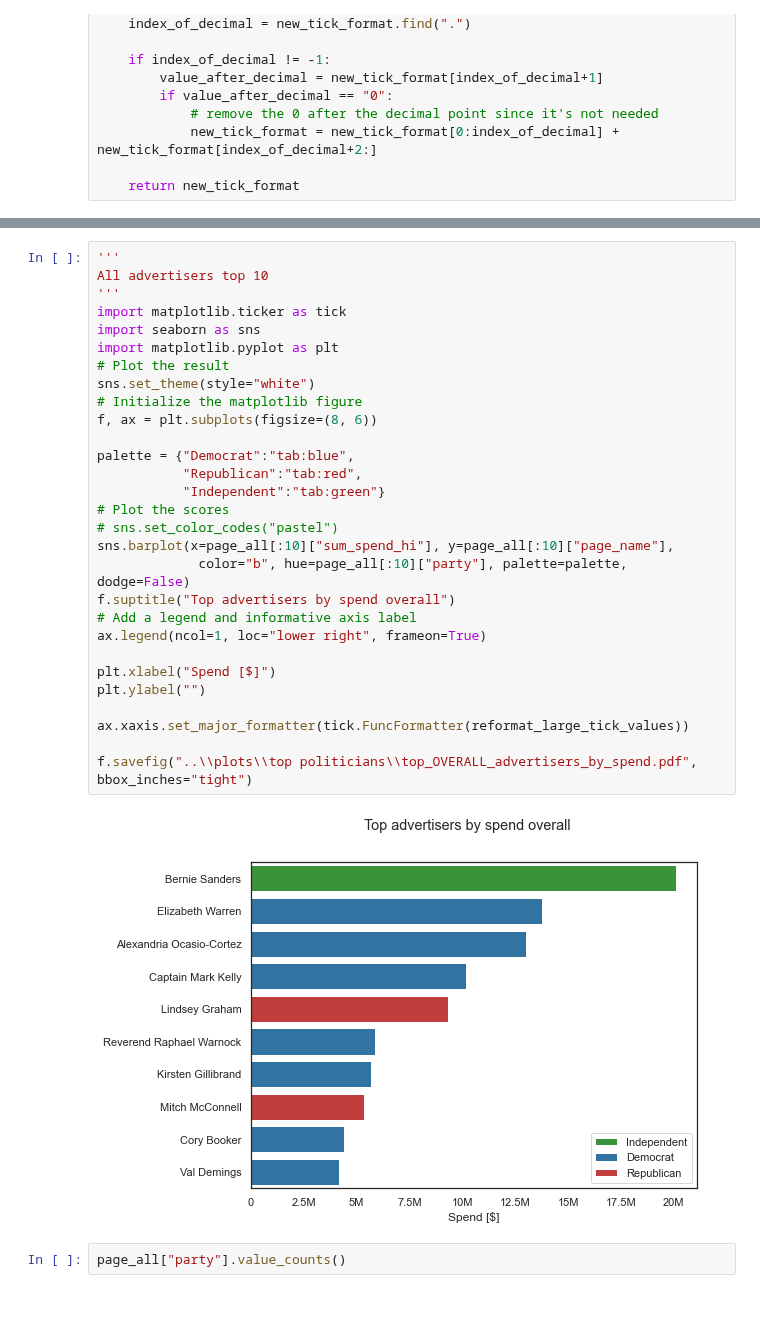
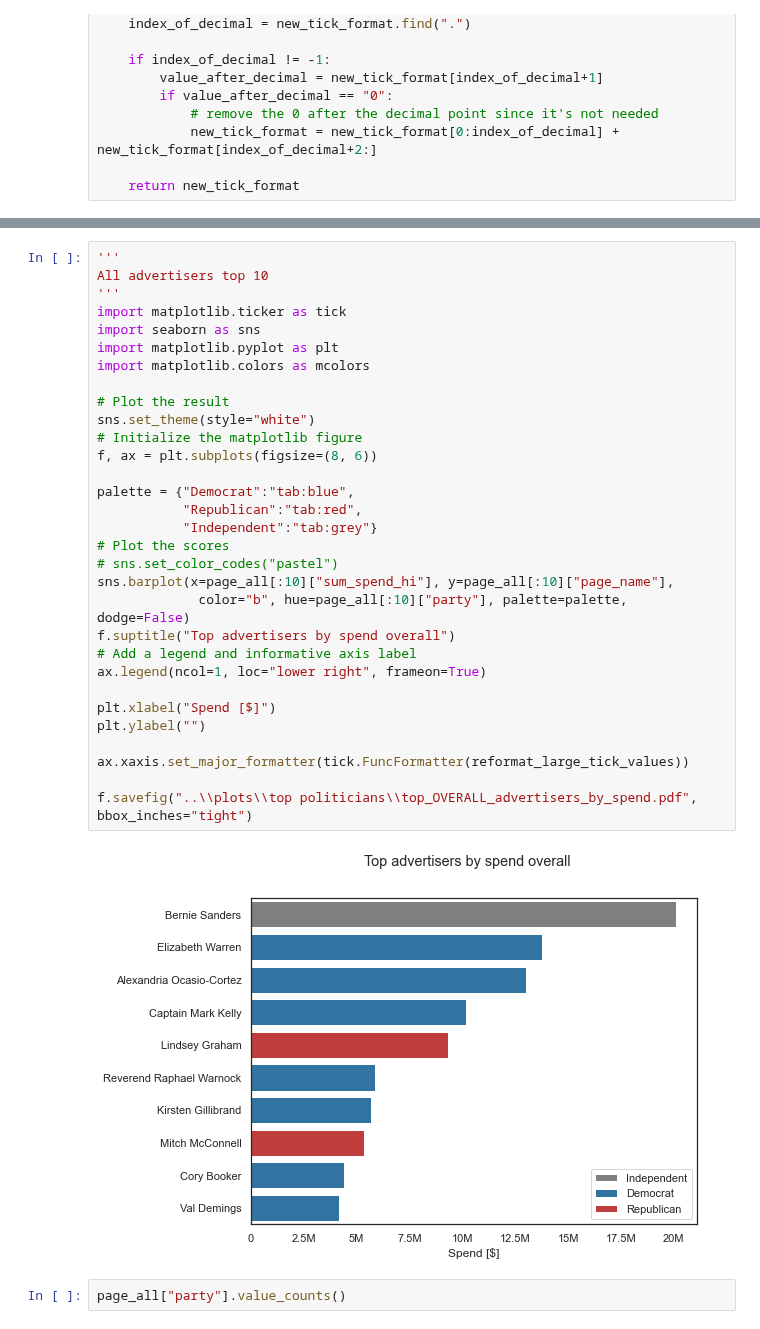
Before and after one commit to lrnz-asnprs/political-ad-api, a Jupyter notebook: notebooks/laurenz_visualizations.ipynb, the cells around one changed output, grey strips where cells are left out. Cells and saved outputs as stored; diff of their text form.

```diff
--- a/notebooks/laurenz_visualizations.ipynb
+++ b/notebooks/laurenz_visualizations.ipynb
@@ -244,34 +243,36 @@ page_all.head(1)
 # %%
 '''
 All advertisers top 10
 '''
 import matplotlib.ticker as tick
 import seaborn as sns
 import matplotlib.pyplot as plt
+import matplotlib.colors as mcolors
+
 # Plot the result
 sns.set_theme(style="white")
 # Initialize the matplotlib figure
 f, ax = plt.subplots(figsize=(8, 6))
 
 palette = {"Democrat":"tab:blue",
            "Republican":"tab:red",
-           "Independent":"tab:green"}
+           "Independent":"tab:grey"}
 # Plot the scores
 # sns.set_color_codes("pastel")
 sns.barplot(x=page_all[:10]["sum_spend_hi"], y=page_all[:10]["page_name"],
              color="b", hue=page_all[:10]["party"], palette=palette, dodge=False)
 f.suptitle("Top advertisers by spend overall")
 # Add a legend and informative axis label
 ax.legend(ncol=1, loc="lower right", frameon=True)
 
 plt.xlabel("Spend [$]")
 plt.ylabel("")
 
 ax.xaxis.set_major_formatter(tick.FuncFormatter(reformat_large_tick_values))
 
 f.savefig("..\\plots\\top politicians\\top_OVERALL_advertisers_by_spend.pdf", bbox_inches="tight")
 # %% [output]
-[figure, old version]
+[figure, new version]
 # %%
 page_all["party"].value_counts()
 # %%
```
Also changed, not shown: parts of 11 cells of this notebook.
